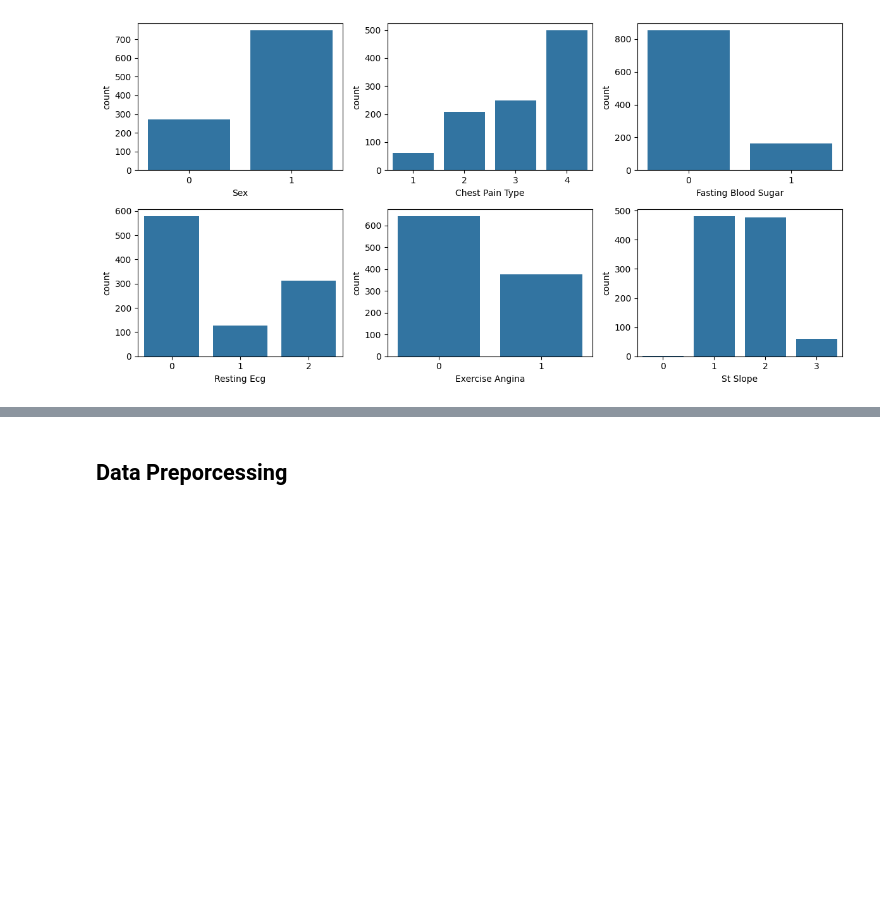
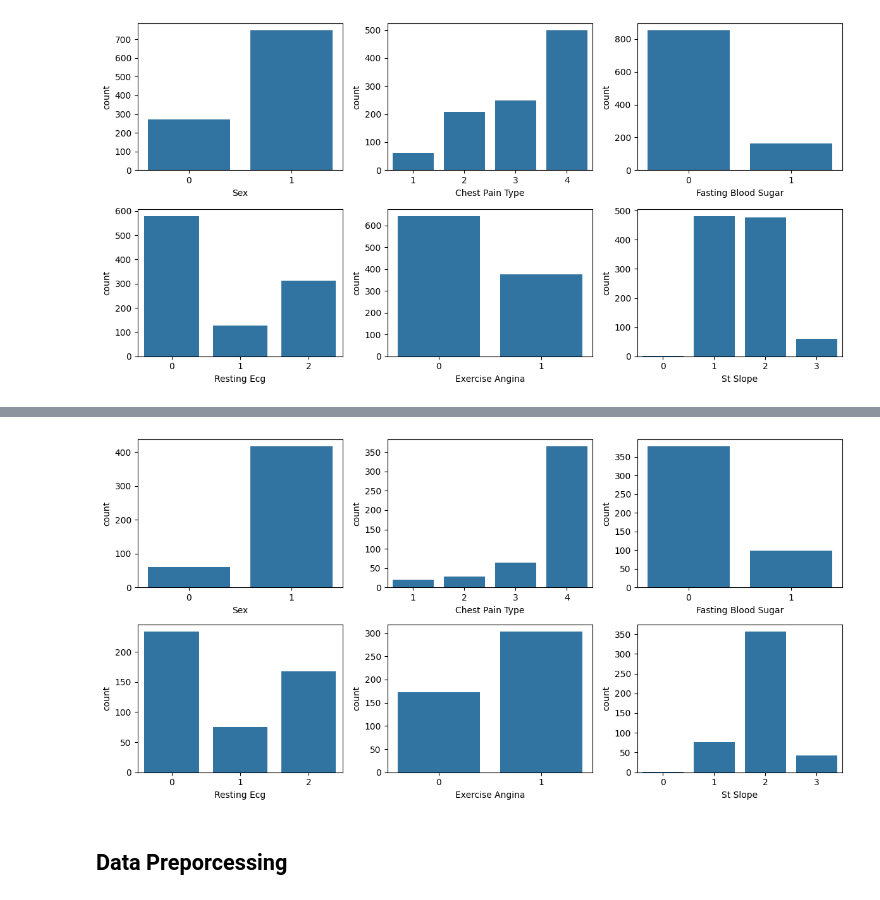
Before and after one commit to Thunderer9506/Heart-Disease-Prediction-Website, a Jupyter notebook: Detect Heart Disease.ipynb, the cells around one changed output, grey strips where cells are left out. Cells and saved outputs as stored; diff of their text form; code cells hidden in the pictures; blank space fills up the shorter version.

```diff
--- a/Detect Heart Disease.ipynb
+++ b/Detect Heart Disease.ipynb
@@ -161,3 +164,15 @@ plt.show()
+# %%
+fig, axs = plt.subplots(2, 3, figsize=(12, 6))
+categoryColumns = ['sex', 'chest pain type', 'fasting blood sugar', 'resting ecg', 'exercise angina', 'ST slope']
+
+for col, ax in zip(categoryColumns, axs.flatten()):
+    ax = sns.countplot(cleanedData[cleanedData['target'] == 1], x=col, ax=ax)
+    ax.set_xlabel(col.title())
+
+plt.tight_layout()
+plt.show()
+# %% [output]
+[figure, added]
 # %% [markdown]
 ## Data Preporcessing
 # %% [markdown]
```
Also changed, not shown: parts of 7 cells of this notebook, 1 other file.
